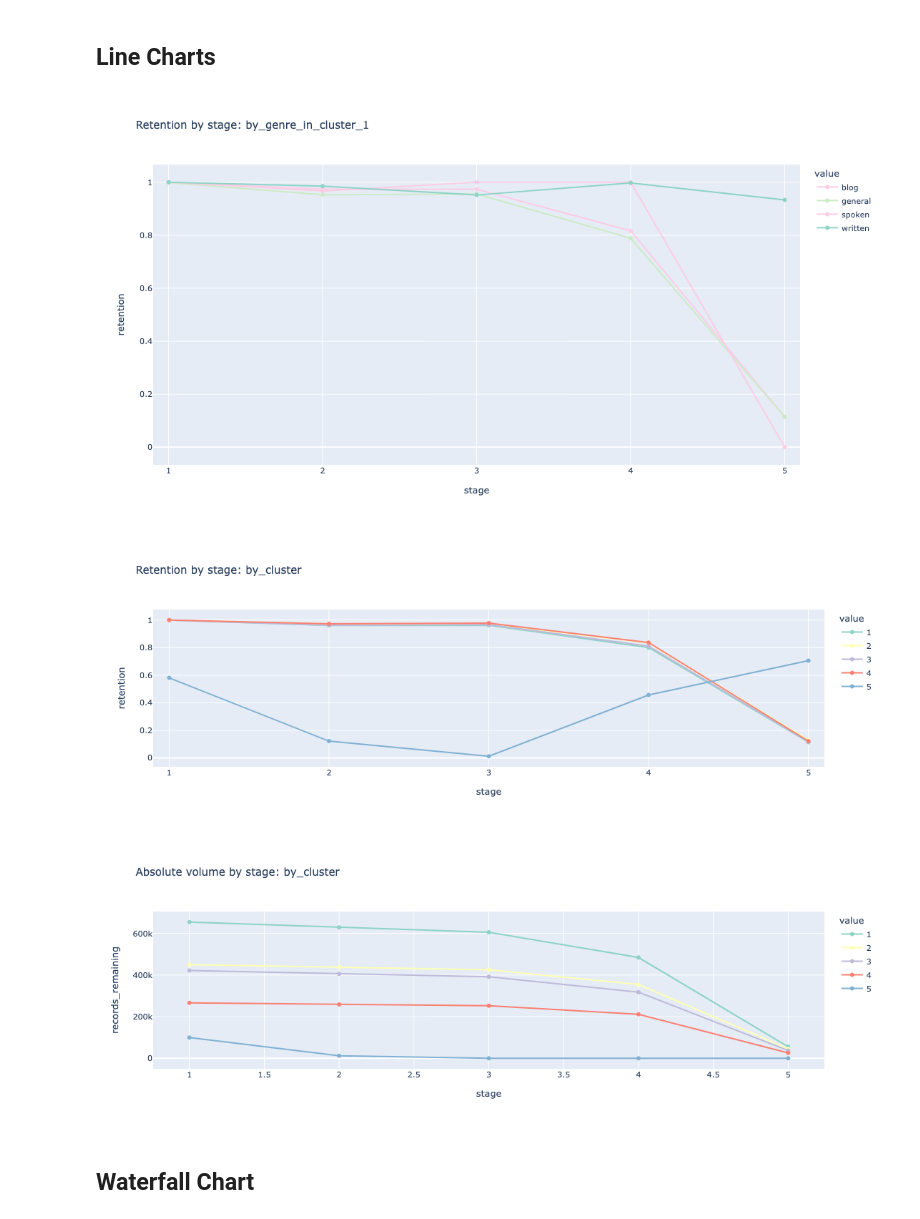
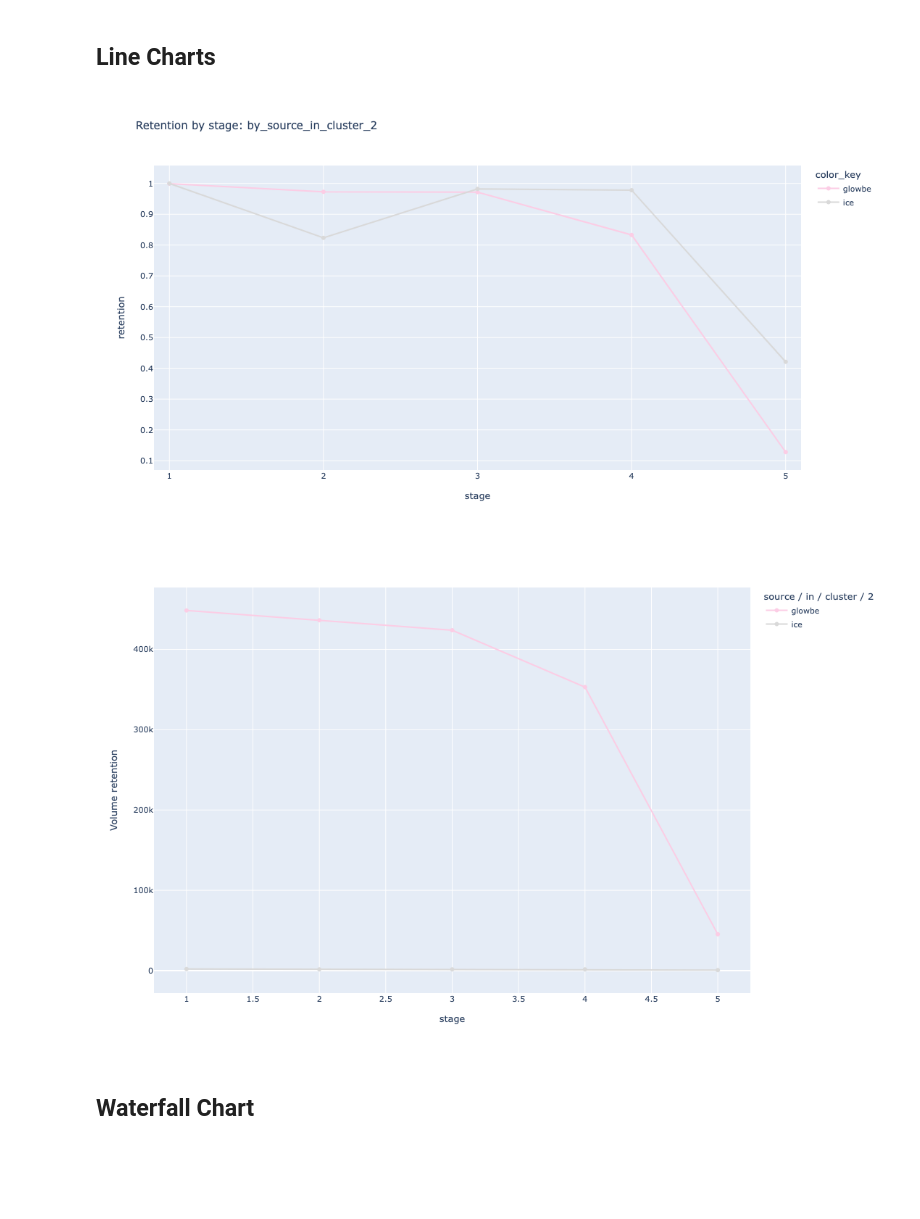
Before and after one commit to jessicacwang/pretraining-quality-mobility, a Jupyter notebook: eval/filter_audit.ipynb, the cells around one changed output. Cells and saved outputs as stored; diff of their text form; code cells hidden in the pictures; blank space fills up the shorter version.

Commit message:
eval: filter eval audit notebook updates and subsetspec expansion

```diff
--- a/eval/filter_audit.ipynb
+++ b/eval/filter_audit.ipynb
@@ -24,7 +36,10 @@ OUTPUT_DIR = Path("../output/eval")
 PMI_PATH = OUTPUT_DIR / "pmi"
 SANKEY_PATH = OUTPUT_DIR / "retention/sankeys.json"
 PLOT_PATH = OUTPUT_DIR / "retention/plot_data"
+CONFIG_PATH = "../config/preprocess/enrich.json"
 
+preprocess_manifest = PreprocessManifest("../output/preprocess/manifest.json")
+ENRICH_MAP = load_config(CONFIG_PATH)["corpora"]
 pmi_data = {
     p.stem: pd.read_csv(p)
     for p in sorted(PMI_PATH.glob("*.csv"))
@@ -60,3 +105,11 @@ print(f"{len(COLOR_MAP)} values colored")
+# %%
+for key, df in series.items():
+    if key != "overall":
+        pdf = pmi_data[key]
+        pdf["feature_value"] = pdf["feature_value"].astype(str)
+        pdf["value_parts"] = pdf.feature_value.str.split(" / ")
+        spec_feature_names = key.replace("by_", "").replace("_in", "").split("_")
+        pdf["color_key"] = pdf["value_parts"].apply(lambda parts: get_color_key(parts, spec_feature_names))
 # %% [markdown]
 # Correlation with CMI score
 
@@ -154,13 +250,15 @@ render_pmi_bar("by_genre_in_cluster_4", height=600)
 
 The results are **positive**: Cluster 1 indeed retains the most volume throughout the stages of filtering. Surprisingly, the delta between cluster volumes sharply declines after FineWeb quality filter is applied, which shows the strength of filters blindly predicated on document length or punctuation character ratios.
 # %%
-def render_volume_line(subset_key, color_map=COLOR_MAP,height=600,width=400, font_size=11):
+def render_volume_line(subset_key, color_map=COLOR_MAP,font_size=11):
     df = series[subset_key]
+    key_label = subset_key.replace("by_", "").replace("_", " / ")
     fig = px.line(
-        df, x="stage", y="included", color="value",
+        df, x="stage", y="included", color="color_key",
         color_discrete_map=color_map, markers=True,
-        title=f"Absolute volume by stage: {subset_key}",
+        labels={"color_key": key_label}
     )
-    fig.update_layout(width=width, height=height, yaxis_title="records_remaining", font=dict(size=font_size))
-    # fig.update_xaxes(range=[0.9,5.1], dtick=1)
+    plot_size=700
+    fig.update_layout(width=plot_size, height=plot_size, yaxis_title=f"Volume retention", font=dict(size=font_size))
+    fig.update_yaxes(type="linear")
     return fig
@@ -217,13 +296,14 @@ Also note that the retention rate for LinCE at stage 5 of the pipeline is highly
 # %% [markdown]
 ## Line Charts
 # %%
-def render_retention_line(subset_key, color_map=COLOR_MAP,height=600,width=400, font_size=11):
+def render_retention_line(subset_key, color_map=COLOR_MAP,height=600,width=600, font_size=11):
     df = series[subset_key]
     fig = px.line(
-        df, x="stage", y="retention", color="value",
+        df, x="stage", y="retention", color="color_key",
         color_discrete_map=color_map, markers=True,
         title=f"Retention by stage: {subset_key}"
     )
     fig.update_layout(width=width, height=height, font=dict(size=font_size))
+    fig.update_yaxes(type="linear")
     fig.update_xaxes(range=[0.9,5.1], dtick=1)
     return fig
@@ -230,13 +312,13 @@ def render_retention_line(subset_key, color_map=COLOR_MAP,height=600,width=400,
 # %%
-render_retention_line("by_genre_in_cluster_1", width=800)
+# for key in series:
+#     render_retention_line(key).write_image(f"../output/eval/images/retention/relative/{key}.png")
+    # render_retention_line(key).show()
-# %% [output]
-[figure, removed]
 # %%
-subset = "by_cluster"
+subset = "by_source_in_cluster_2"
 
 # render_sankey(subset).show()
-render_retention_line(subset, height=400).show()
-render_volume_line(subset, height=400).show()
+render_retention_line(subset).show()
+render_volume_line(subset).show()
 # %% [output]
-[figure, old version]
+[figure, new version]
-[figure, old version]
+[figure, new version]
```
Also changed, not shown: parts of 28 cells of this notebook, 3 other files.
